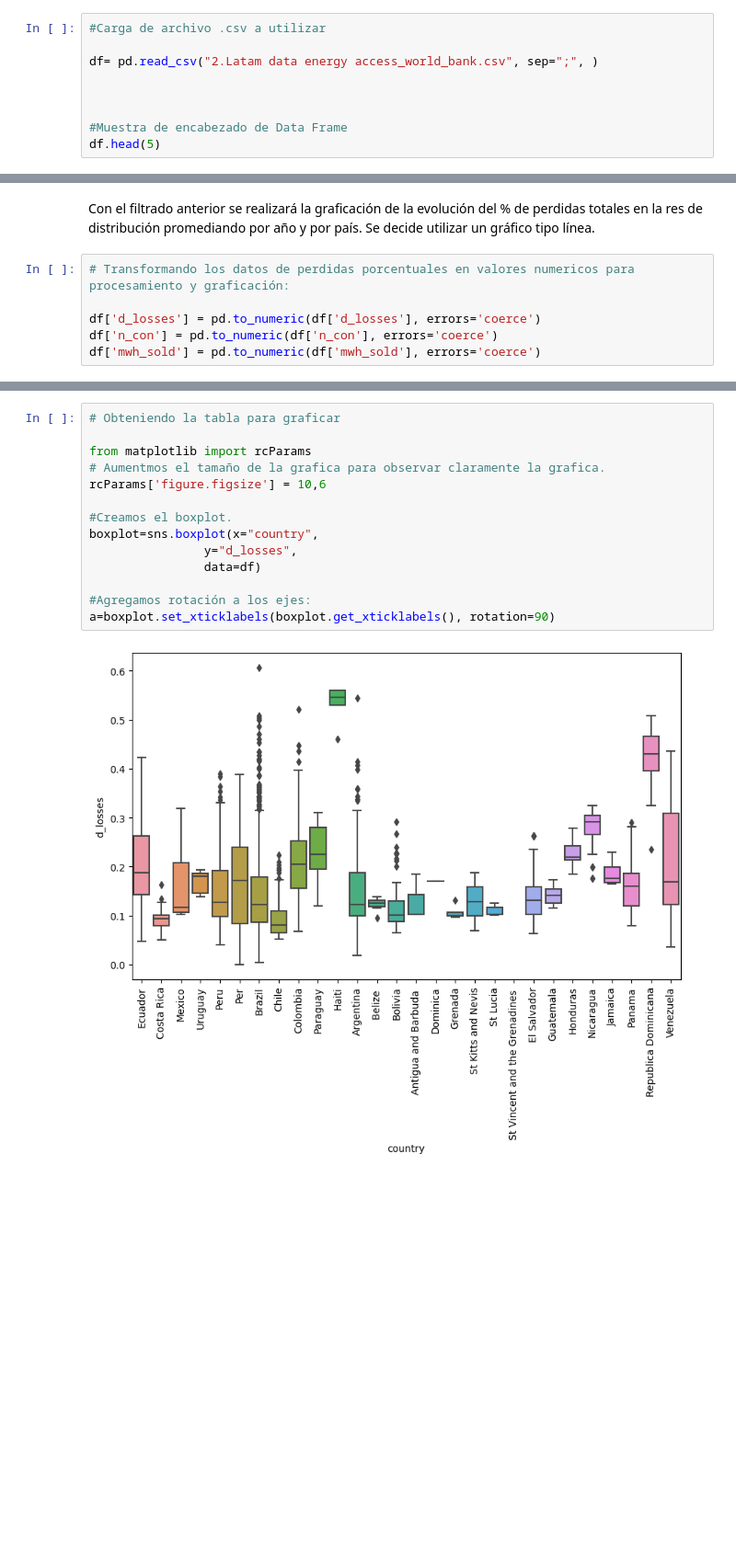
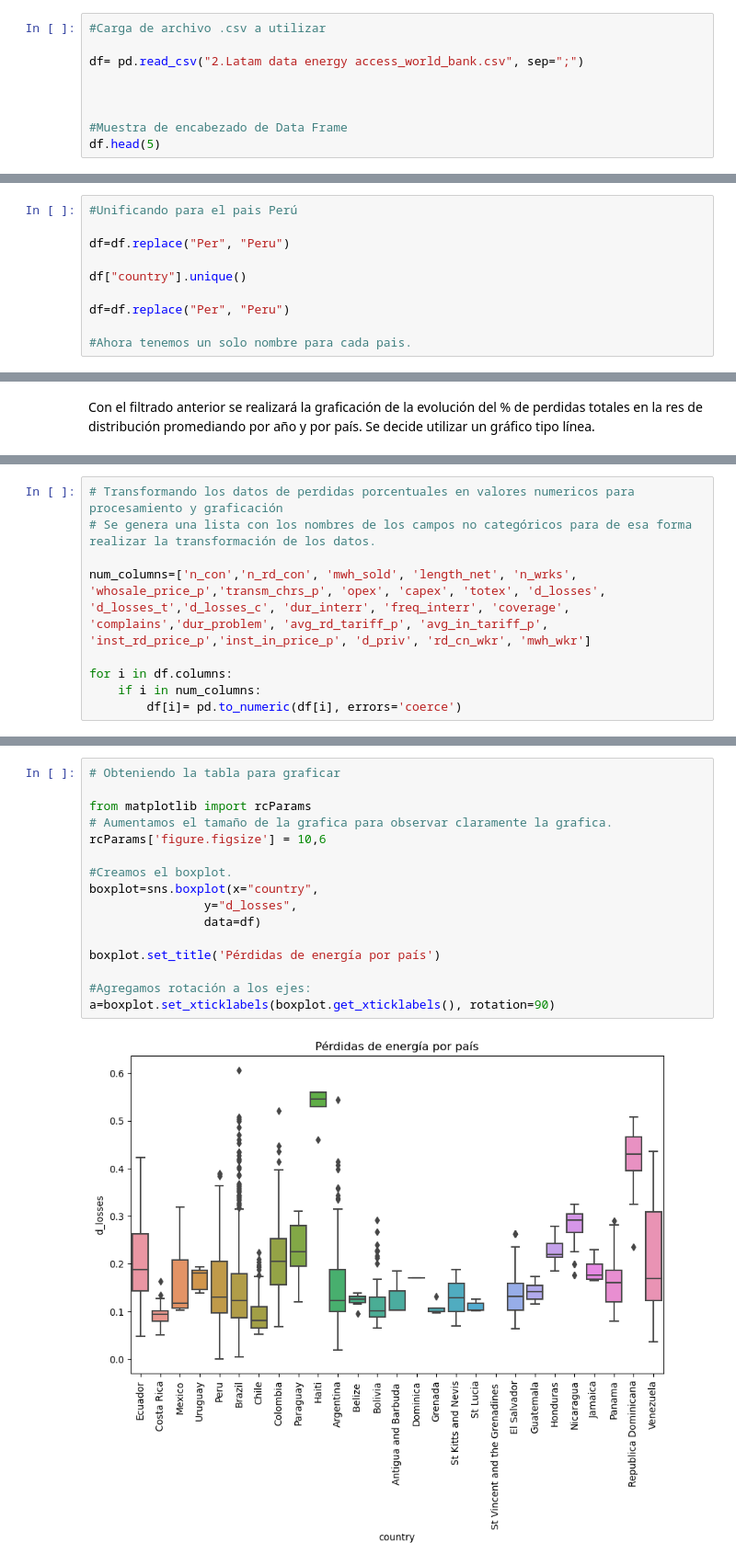
Before and after one commit to marvinx2022/Data_Science_entrega_I, a Jupyter notebook: PROYECTO_DS_PARTEI+CRUZ.ipynb, the cells around one changed output, grey strips where cells are left out. Shown at 92% size. Saved outputs shown, nothing was run; the diff lists cells and outputs as text; blank space fills up the shorter version.

```diff
--- a/PROYECTO_DS_PARTEI+CRUZ.ipynb
+++ b/PROYECTO_DS_PARTEI+CRUZ.ipynb
@@ -79,7 +79,7 @@ Fuente de datos: https://energydata.info/
 # %%
 #Carga de archivo .csv a utilizar
 
-df= pd.read_csv("2.Latam data energy access_world_bank.csv", sep=";", )
+df= pd.read_csv("2.Latam data energy access_world_bank.csv", sep=";")
 
 
 
@@ -190,3 +202,13 @@ df.head()
+# %%
+#Unificando para el pais Perú
+
+df=df.replace("Per", "Peru")
+
+df["country"].unique()
+
+df=df.replace("Per", "Peru")
+
+#Ahora tenemos un solo nombre para cada pais.
 # %% [markdown]
 Se desea saber la cantidad de valores NAN que se están manejando en el Dataset
 # %%
@@ -308,9 +320,3 @@ Se observa que el tal como se presumía, la disponibilidad de información para
 Tiene sentido pensar que en los últimos años la disponibilidad de la información se ha ido incrementando en todos los sectores, influenciado por el monitoreo de indicadores por parte de los organismos de control así como por la incursión de la gestión basada en sistemas de la información.
 # %% [markdown]
 Con el filtrado anterior se realizará la graficación de la evolución del % de perdidas totales en la res de distribución promediando por año y por país. Se decide utilizar un gráfico tipo línea.
-# %%
-# Transformando los datos de perdidas porcentuales en valores numericos para procesamiento y graficación:
-
-df['d_losses'] = pd.to_numeric(df['d_losses'], errors='coerce')
-df['n_con'] = pd.to_numeric(df['n_con'], errors='coerce')
-df['mwh_sold'] = pd.to_numeric(df['mwh_sold'], errors='coerce')
@@ -331,0 +337,9 @@ fig.autofmt_xdate(rotation=90)
+# %%
+# Transformando los datos de perdidas porcentuales en valores numericos para procesamiento y graficación
+# Se genera una lista con los nombres de los campos no categóricos para de esa forma realizar la transformación de los datos.
+
+num_columns=['n_con','n_rd_con', 'mwh_sold', 'length_net', 'n_wrks', 'whosale_price_p','transm_chrs_p', 'opex', 'capex', 'totex', 'd_losses', 'd_losses_t','d_losses_c', 'dur_interr', 'freq_interr', 'coverage', 'complains','dur_problem', 'avg_rd_tariff_p', 'avg_in_tariff_p', 'inst_rd_price_p','inst_in_price_p', 'd_priv', 'rd_cn_wkr', 'mwh_wkr']
+
+for i in df.columns:
+    if i in num_columns:
+        df[i]= pd.to_numeric(df[i], errors='coerce')
@@ -364,18 +470,20 @@ Por otra parte se buscará determinar si existe relación entre las pérdidas de
 # %%
 # Obteniendo la tabla para graficar
 
 from matplotlib import rcParams
-# Aumentmos el tamaño de la grafica para observar claramente la grafica.
+# Aumentamos el tamaño de la grafica para observar claramente la grafica.
 rcParams['figure.figsize'] = 10,6
 
 #Creamos el boxplot.
 boxplot=sns.boxplot(x="country",
                 y="d_losses",
                 data=df)
 
+boxplot.set_title('Pérdidas de energía por país')
+
 #Agregamos rotación a los ejes:
 a=boxplot.set_xticklabels(boxplot.get_xticklabels(), rotation=90)
 # %% [output]
-[figure, old version]
+[figure, new version]
 # %% [markdown]
 Se observa que Brasil posee la mayor cantidad de valores outlyers, seguido por Argentina y Bolivia. Para el caso de Haiti se considera que tiene la mayor cantidad de Perdidas de energía de la region, con un promedio, y valores caracteisticos del boxplot excepcionalmente altos comparados con el resto de paises.
```
Also changed, not shown: parts of 47 cells of this notebook.
